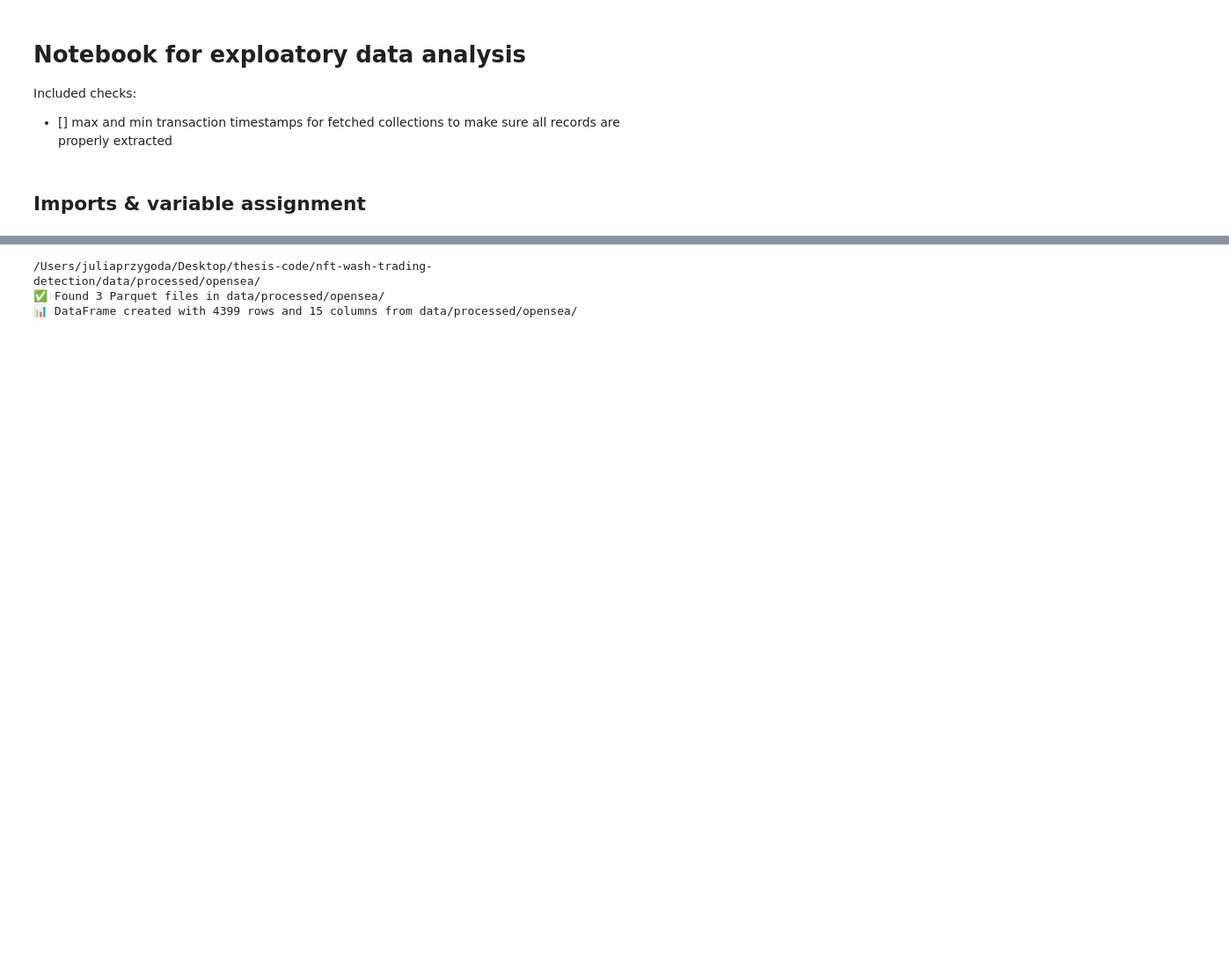
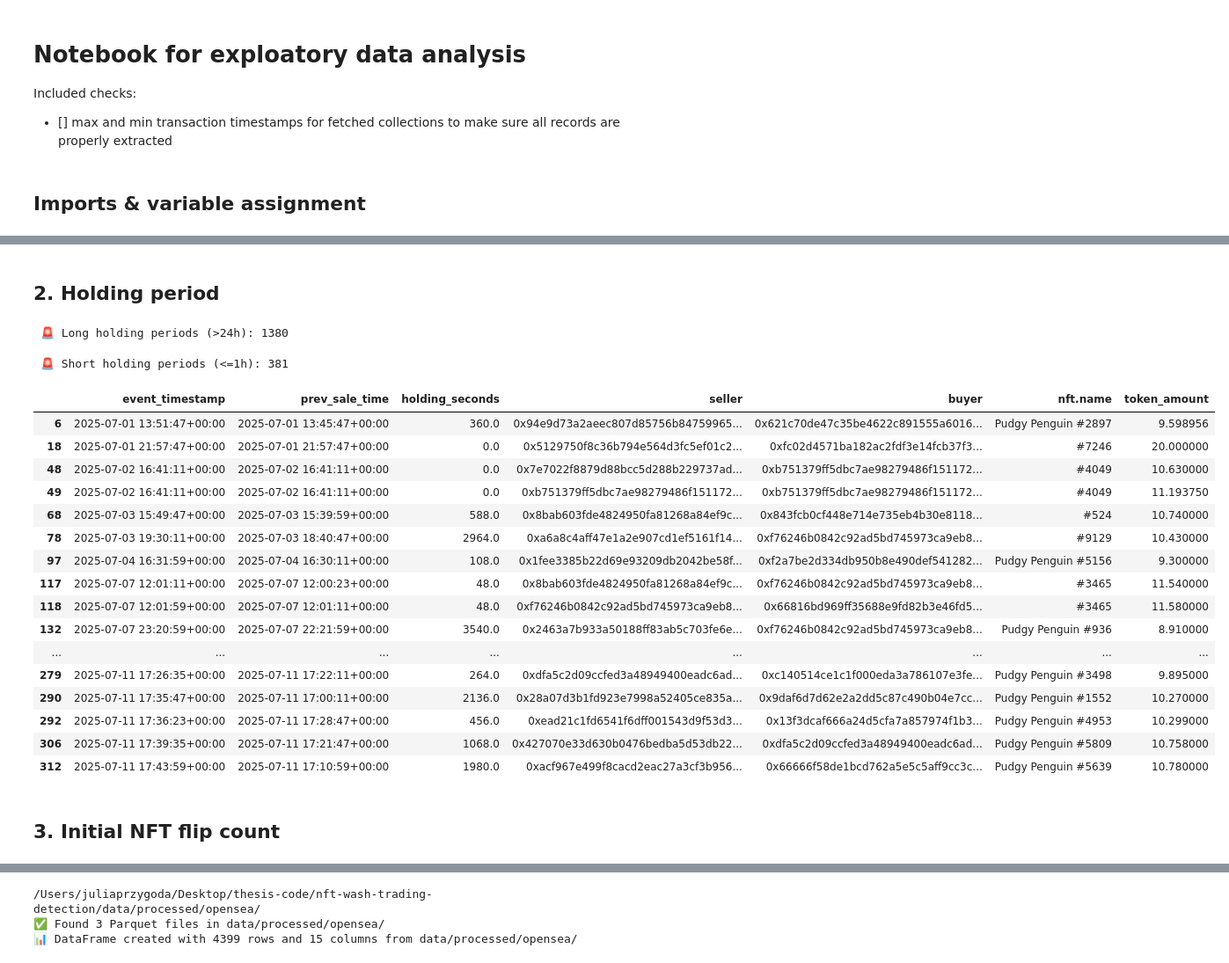
Before and after one commit to przygodajulia/nft-wash-trading-detection, a Jupyter notebook: notebooks/02_data_preprocessing_checks.ipynb, the cells around one changed output, grey strips where cells are left out. Shown at 88% size. Drawn from its saved outputs; the diff is of its cells as text; code cells hidden in the pictures; blank space fills up the shorter version.

```diff
--- a/notebooks/02_data_preprocessing_checks.ipynb
+++ b/notebooks/02_data_preprocessing_checks.ipynb
@@ -44,2 +55,8 @@ def load_parquet_folder(folder_path,):
 
     return df
+# %%
+# Load OpenSea NFT transaction dataset
+df_raw = load_parquet_folder(opensea_preprocessed_data_folder)
+
+# Quick preview of dataset structure
+df_raw.head()
@@ -45,0 +168,63 @@ def load_parquet_folder(folder_path,):
+# %% [markdown]
+## 2. Holding period
+# %%
+# --------------------------------------------------
+# 2. Holding period analysis
+# --------------------------------------------------
+# Definition: holding period measures time difference between consecutive sales
+# of the same NFT. Very short holding periods may indicate wash trading.
+
+df["prev_sale_time"] = df.groupby("nft.name")["event_timestamp"].shift(1)
+
+df["holding_seconds"] = (
+    df["event_timestamp"] - df["prev_sale_time"]
+).dt.total_seconds()
+# %%
+# Thresholds (based on heuristic assumptions from literature / domain intuition)
+ONE_DAY = 86_400   # 24 hours
+ONE_HOUR = 3_600   # 1 hour
+
+long_holds = df[df["holding_seconds"] > ONE_DAY]
+
+print(f" 🚨 Long holding periods (>24h): {len(long_holds)}")
+# %% [output]
+ 🚨 Long holding periods (>24h): 1380
+# %%
+short_holds = df[df["holding_seconds"] <= ONE_HOUR]
+
+print(f" 🚨 Short holding periods (<=1h): {len(short_holds)}")
+
+display(
+    short_holds[
+        [
+            "event_timestamp",
+            "prev_sale_time",
+            "holding_seconds",
+            "seller",
+            "buyer",
+            "nft.name",
+            "token_amount",
+        ]
+    ].head(20)
+)
+# %% [output]
+ 🚨 Short holding periods (<=1h): 381
+|  | event_timestamp | prev_sale_time | holding_seconds | seller | buyer | nft.name | token_amount |
+| 6 | 2025-07-01 13:51:47+00:00 | 2025-07-01 13:45:47+00:00 | 360.0 | 0x94e9d73a2aeec807d85756b84759965... | 0x621c70de47c35be4622c891555a6016... | Pudgy Penguin #2897 | 9.598956 |
+| 18 | 2025-07-01 21:57:47+00:00 | 2025-07-01 21:57:47+00:00 | 0.0 | 0x5129750f8c36b794e564d3fc5ef01c2... | 0xfc02d4571ba182ac2fdf3e14fcb37f3... | #7246 | 20.000000 |
+| 48 | 2025-07-02 16:41:11+00:00 | 2025-07-02 16:41:11+00:00 | 0.0 | 0x7e7022f8879d88bcc5d288b229737ad... | 0xb751379ff5dbc7ae98279486f151172... | #4049 | 10.630000 |
+| 49 | 2025-07-02 16:41:11+00:00 | 2025-07-02 16:41:11+00:00 | 0.0 | 0xb751379ff5dbc7ae98279486f151172... | 0xb751379ff5dbc7ae98279486f151172... | #4049 | 11.193750 |
+| 68 | 2025-07-03 15:49:47+00:00 | 2025-07-03 15:39:59+00:00 | 588.0 | 0x8bab603fde4824950fa81268a84ef9c... | 0x843fcb0cf448e714e735eb4b30e8118... | #524 | 10.740000 |
+| 78 | 2025-07-03 19:30:11+00:00 | 2025-07-03 18:40:47+00:00 | 2964.0 | 0xa6a8c4aff47e1a2e907cd1ef5161f14... | 0xf76246b0842c92ad5bd745973ca9eb8... | #9129 | 10.430000 |
+| 97 | 2025-07-04 16:31:59+00:00 | 2025-07-04 16:30:11+00:00 | 108.0 | 0x1fee3385b22d69e93209db2042be58f... | 0xf2a7be2d334db950b8e490def541282... | Pudgy Penguin #5156 | 9.300000 |
+| 117 | 2025-07-07 12:01:11+00:00 | 2025-07-07 12:00:23+00:00 | 48.0 | 0x8bab603fde4824950fa81268a84ef9c... | 0xf76246b0842c92ad5bd745973ca9eb8... | #3465 | 11.540000 |
+| 118 | 2025-07-07 12:01:59+00:00 | 2025-07-07 12:01:11+00:00 | 48.0 | 0xf76246b0842c92ad5bd745973ca9eb8... | 0x66816bd969ff35688e9fd82b3e46fd5... | #3465 | 11.580000 |
+| 132 | 2025-07-07 23:20:59+00:00 | 2025-07-07 22:21:59+00:00 | 3540.0 | 0x2463a7b933a50188ff83ab5c703fe6e... | 0xf76246b0842c92ad5bd745973ca9eb8... | Pudgy Penguin #936 | 8.910000 |
+| ... | ... | ... | ... | ... | ... | ... | ... |
+| 279 | 2025-07-11 17:26:35+00:00 | 2025-07-11 17:22:11+00:00 | 264.0 | 0xdfa5c2d09ccfed3a48949400eadc6ad... | 0xc140514ce1c1f000eda3a786107e3fe... | Pudgy Penguin #3498 | 9.895000 |
+| 290 | 2025-07-11 17:35:47+00:00 | 2025-07-11 17:00:11+00:00 | 2136.0 | 0x28a07d3b1fd923e7998a52405ce835a... | 0x9daf6d7d62e2a2dd5c87c490b04e7cc... | Pudgy Penguin #1552 | 10.270000 |
+| 292 | 2025-07-11 17:36:23+00:00 | 2025-07-11 17:28:47+00:00 | 456.0 | 0xead21c1fd6541f6dff001543d9f53d3... | 0x13f3dcaf666a24d5cfa7a857974f1b3... | Pudgy Penguin #4953 | 10.299000 |
+| 306 | 2025-07-11 17:39:35+00:00 | 2025-07-11 17:21:47+00:00 | 1068.0 | 0x427070e33d630b0476bedba5d53db22... | 0xdfa5c2d09ccfed3a48949400eadc6ad... | Pudgy Penguin #5809 | 10.758000 |
+| 312 | 2025-07-11 17:43:59+00:00 | 2025-07-11 17:10:59+00:00 | 1980.0 | 0xacf967e499f8cacd2eac27a3cf3b956... | 0x66666f58de1bcd762a5e5c5aff9cc3c... | Pudgy Penguin #5639 | 10.780000 |
+# %% [markdown]
+## 3. Initial NFT flip count
```
Also changed, not shown: parts of 51 cells of this notebook.
